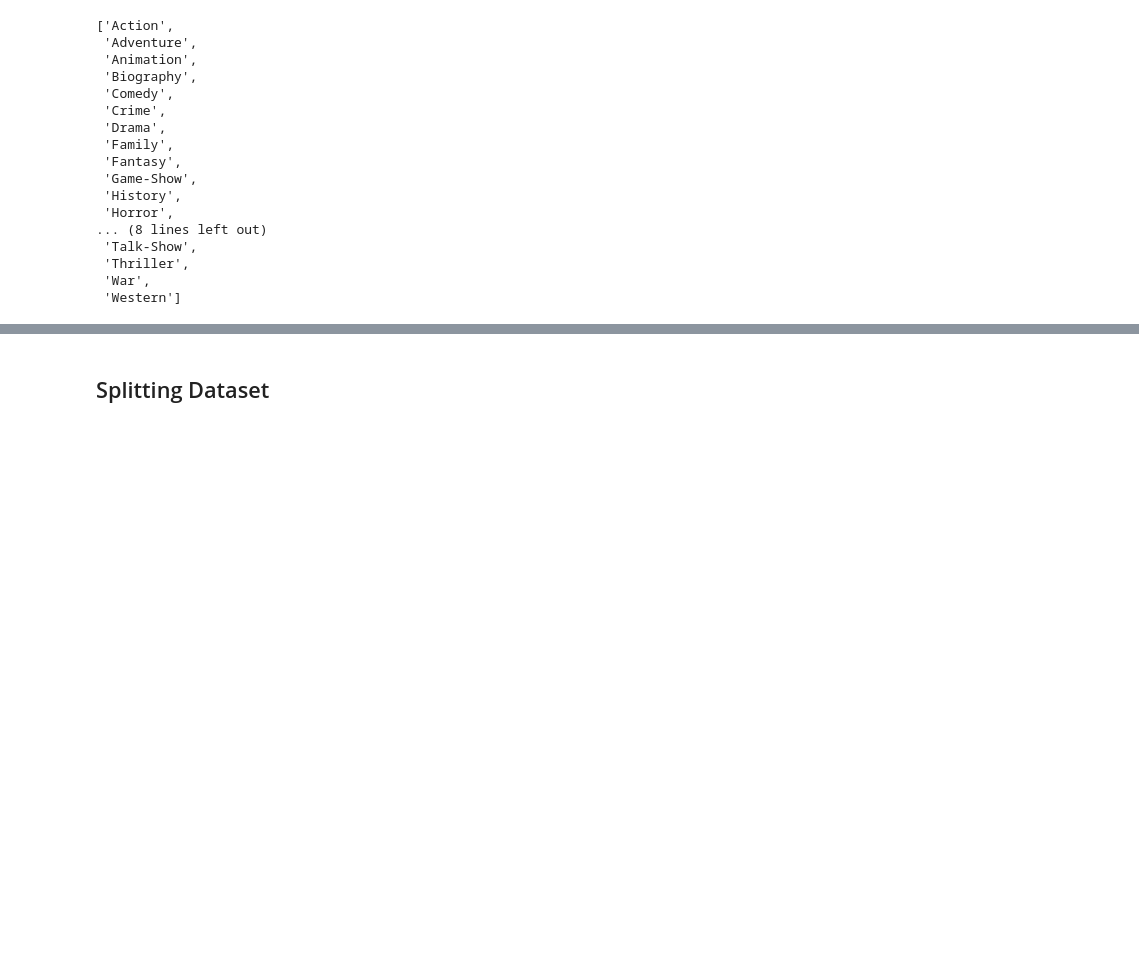
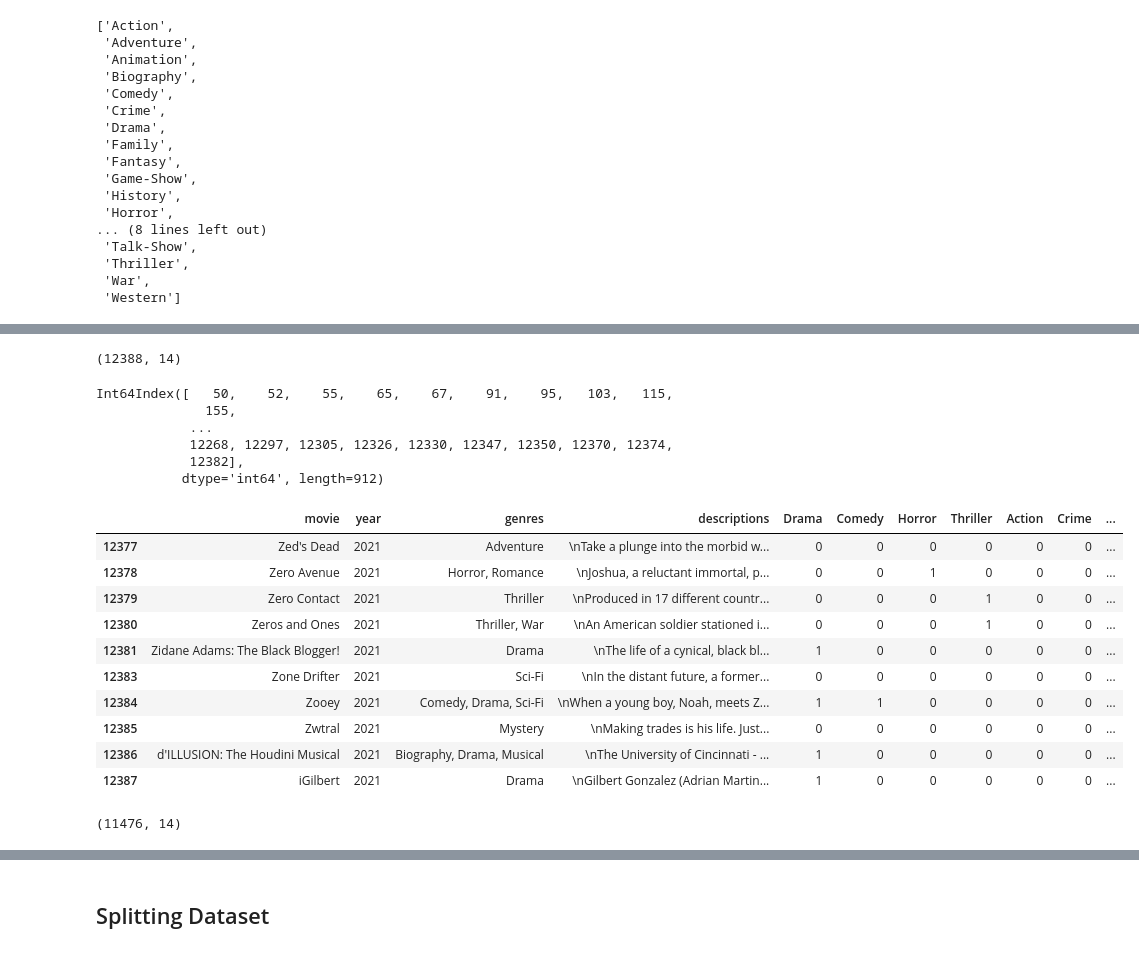
Before and after one commit to sunglovedatascience/MovieGenreClassfication, a Jupyter notebook: Assignment_Final.ipynb, the cells around one changed output, grey strips where cells are left out. Cells and saved outputs as stored; diff of their text form; code cells hidden in the pictures; blank space fills up the shorter version.

```diff
--- a/Assignment_Final.ipynb
+++ b/Assignment_Final.ipynb
@@ -178,0 +204,35 @@ df.loc[:, genres].sum().plot(kind='bar', color={'#20B2AA'}, figsize=(10, 5), tit
+# %%
+#เลือก column 10 genres ที่มีมากที่สุด
+df = df[['movie', 'year', 'genres', 'descriptions', 'Drama', 'Comedy', 'Horror', 'Thriller', 'Action', 'Crime', 'Romance', 'Adventure', 'Mystery', 'Sci-Fi']]
+df.shape
+# %% [output]
+(12388, 14)
+# %%
+index_names = df[(df['Drama']==0)&(df['Comedy']==0)&(df['Horror']==0)&(df['Thriller']==0)&(df['Action']==0)&(df['Crime']==0)&(df['Romance']==0)&(df['Adventure']==0)&(df['Mystery']==0)&(df['Sci-Fi']==0)].index
+index_names
+# %% [output]
+Int64Index([   50,    52,    55,    65,    67,    91,    95,   103,   115,
+              155,
+            ...
+            12268, 12297, 12305, 12326, 12330, 12347, 12350, 12370, 12374,
+            12382],
+           dtype='int64', length=912)
+# %%
+df = df.drop(index_names)
+df.tail(10)
+# %% [output]
+|  | movie | year | genres | descriptions | Drama | Comedy | Horror | Thriller | Action | Crime | ... |
+| 12377 | Zed's Dead | 2021 | Adventure | \nTake a plunge into the morbid w... | 0 | 0 | 0 | 0 | 0 | 0 | ... |
+| 12378 | Zero Avenue | 2021 | Horror, Romance | \nJoshua, a reluctant immortal, p... | 0 | 0 | 1 | 0 | 0 | 0 | ... |
+| 12379 | Zero Contact | 2021 | Thriller | \nProduced in 17 different countr... | 0 | 0 | 0 | 1 | 0 | 0 | ... |
+| 12380 | Zeros and Ones | 2021 | Thriller, War | \nAn American soldier stationed i... | 0 | 0 | 0 | 1 | 0 | 0 | ... |
+| 12381 | Zidane Adams: The Black Blogger! | 2021 | Drama | \nThe life of a cynical, black bl... | 1 | 0 | 0 | 0 | 0 | 0 | ... |
+| 12383 | Zone Drifter | 2021 | Sci-Fi | \nIn the distant future, a former... | 0 | 0 | 0 | 0 | 0 | 0 | ... |
+| 12384 | Zooey | 2021 | Comedy, Drama, Sci-Fi | \nWhen a young boy, Noah, meets Z... | 1 | 1 | 0 | 0 | 0 | 0 | ... |
+| 12385 | Zwtral | 2021 | Mystery | \nMaking trades is his life. Just... | 0 | 0 | 0 | 0 | 0 | 0 | ... |
+| 12386 | d'ILLUSION: The Houdini Musical | 2021 | Biography, Drama, Musical | \nThe University of Cincinnati - ... | 1 | 0 | 0 | 0 | 0 | 0 | ... |
+| 12387 | iGilbert | 2021 | Drama | \nGilbert Gonzalez (Adrian Martin... | 1 | 0 | 0 | 0 | 0 | 0 | ... |
+# %%
+df.shape
+# %% [output]
+(11476, 14)
```
Also changed, not shown: parts of 47 cells of this notebook, 1 other file.
